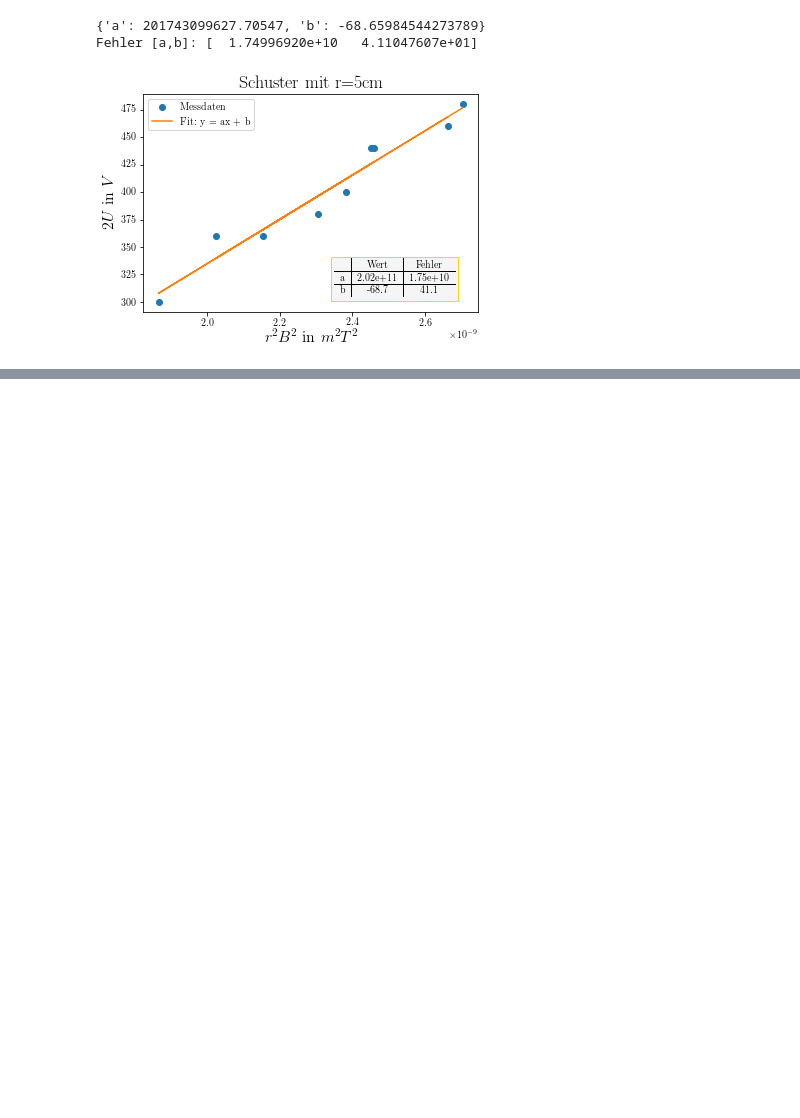
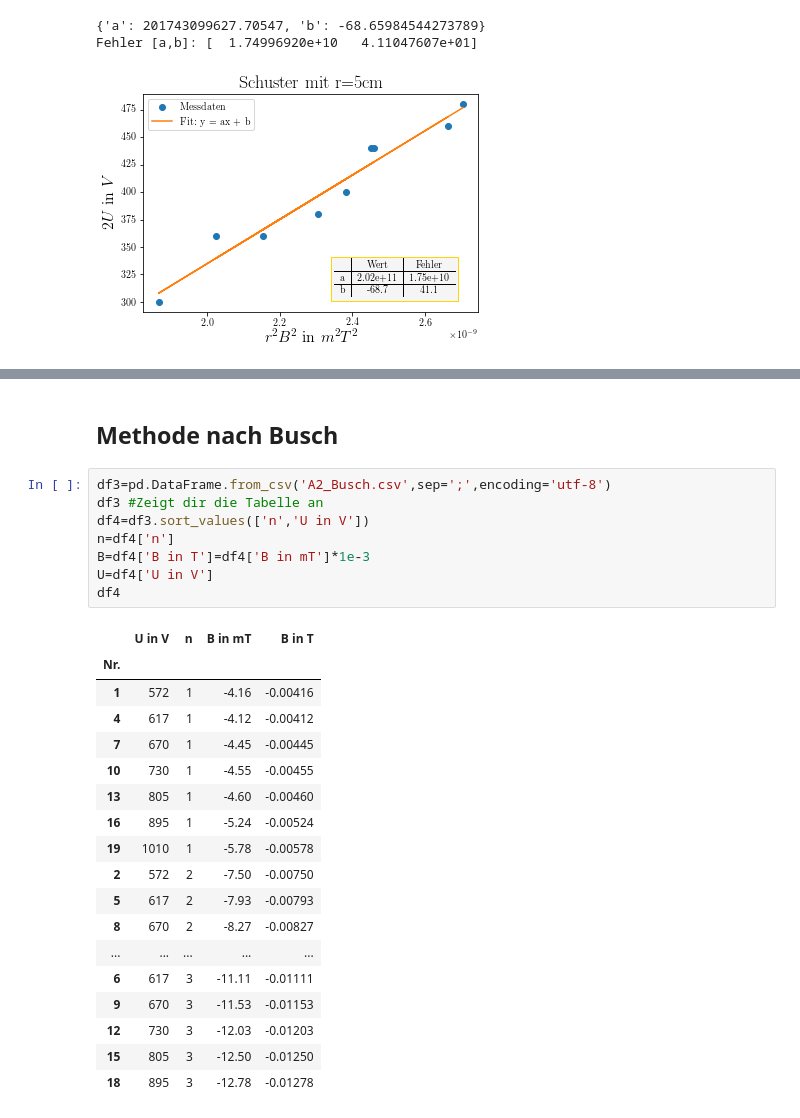
Before and after one commit to zuinet/Spezifische-Ladung-e-, a Jupyter notebook: Spez_Ladung.ipynb, the cells around one changed output, grey strips where cells are left out. Drawn from its saved outputs; the diff is of its cells as text; blank space fills up the shorter version.

```diff
--- a/Spez_Ladung.ipynb
+++ b/Spez_Ladung.ipynb
@@ -156 +156,30 @@ plt.show()
 [figure]
+# %% [markdown]
+## Methode nach Busch
+# %%
+df3=pd.DataFrame.from_csv('A2_Busch.csv',sep=';',encoding='utf-8')
+df3 #Zeigt dir die Tabelle an
+df4=df3.sort_values(['n','U in V'])
+n=df4['n']
+B=df4['B in T']=df4['B in mT']*1e-3
+U=df4['U in V']
+df4
+# %% [output]
+|  | U in V | n | B in mT | B in T |
+| Nr. |  |  |  |  |
+| 1 | 572 | 1 | -4.16 | -0.00416 |
+| 4 | 617 | 1 | -4.12 | -0.00412 |
+| 7 | 670 | 1 | -4.45 | -0.00445 |
+| 10 | 730 | 1 | -4.55 | -0.00455 |
+| 13 | 805 | 1 | -4.60 | -0.00460 |
+| 16 | 895 | 1 | -5.24 | -0.00524 |
+| 19 | 1010 | 1 | -5.78 | -0.00578 |
+| 2 | 572 | 2 | -7.50 | -0.00750 |
+| 5 | 617 | 2 | -7.93 | -0.00793 |
+| 8 | 670 | 2 | -8.27 | -0.00827 |
+| ... | ... | ... | ... | ... |
+| 6 | 617 | 3 | -11.11 | -0.01111 |
+| 9 | 670 | 3 | -11.53 | -0.01153 |
+| 12 | 730 | 3 | -12.03 | -0.01203 |
+| 15 | 805 | 3 | -12.50 | -0.01250 |
+| 18 | 895 | 3 | -12.78 | -0.01278 |
```
Also changed, not shown: parts of 3 cells of this notebook.
